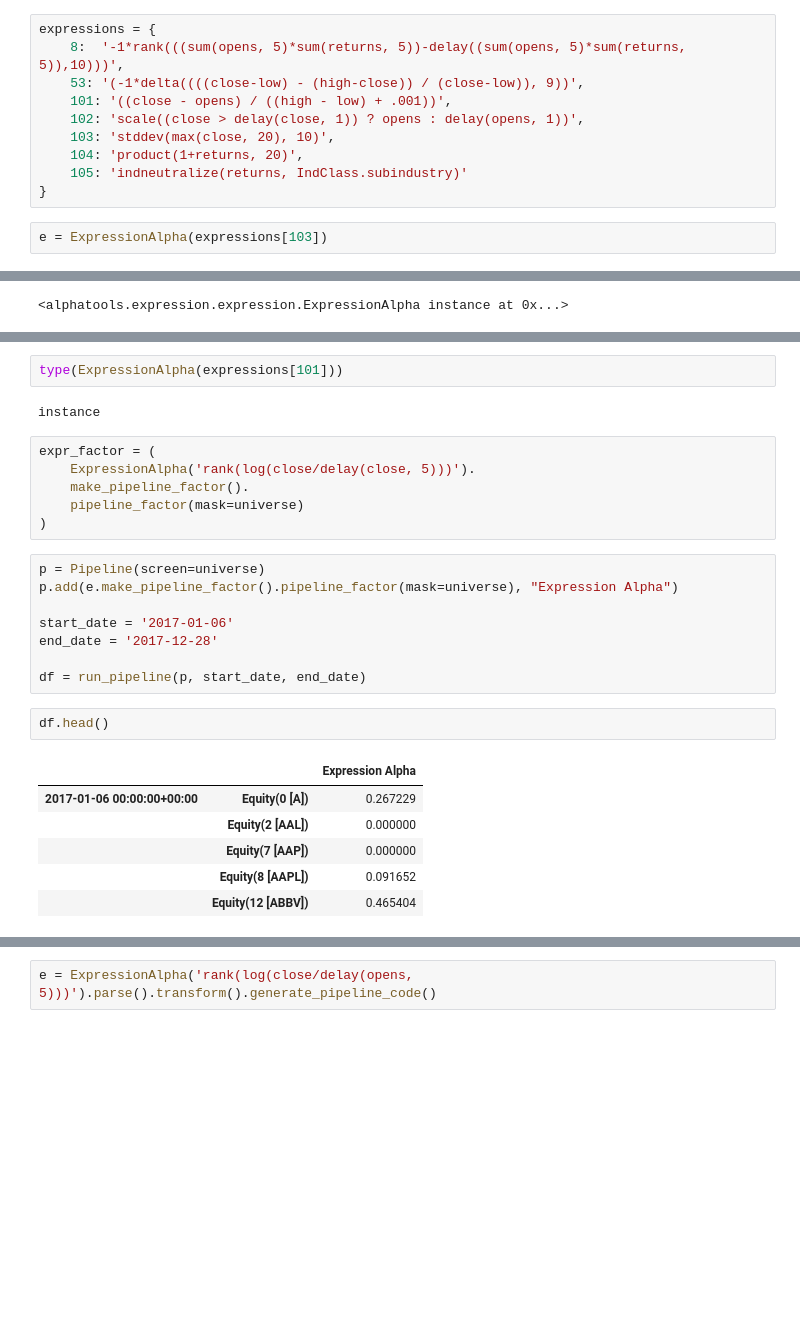
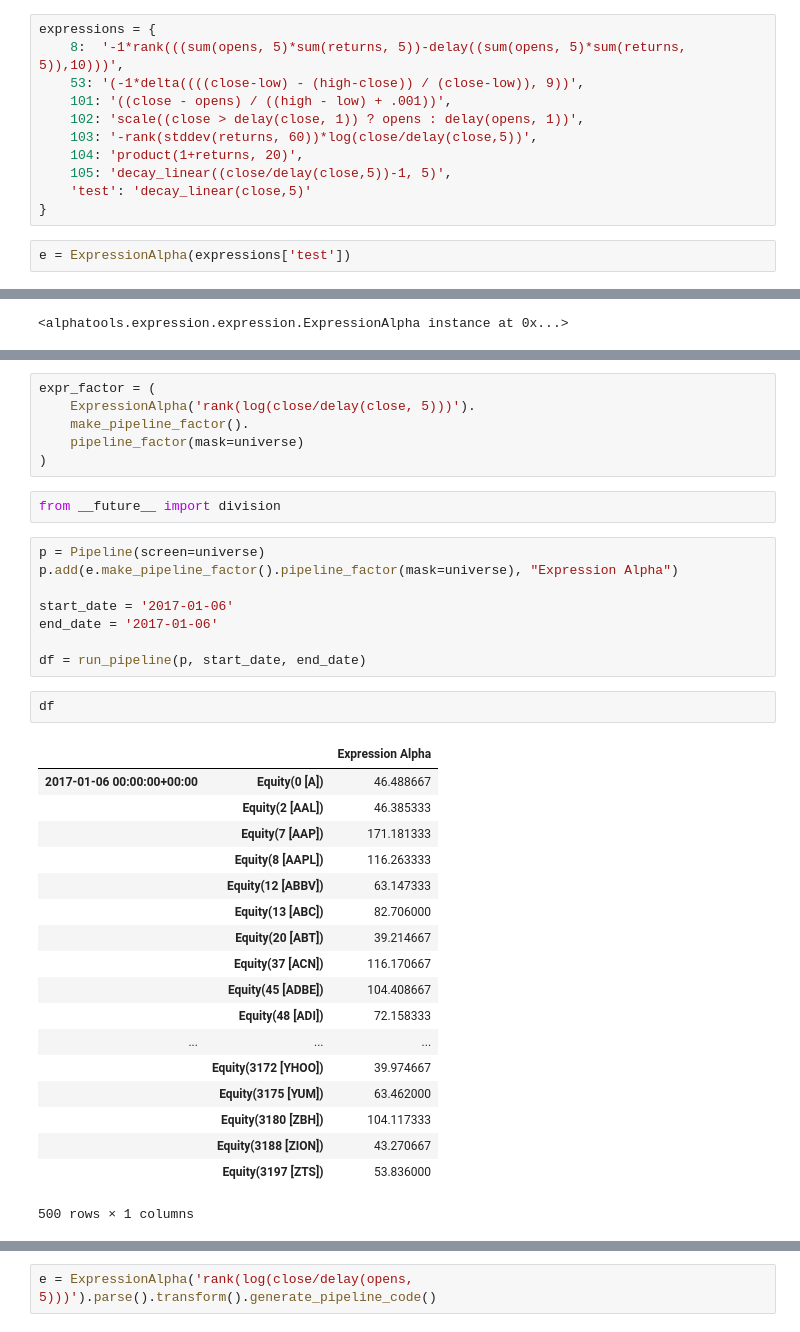
Before and after one commit to marketneutral/alphatools, a Jupyter notebook: notebooks/expression-alphas.ipynb, the cells around one changed output, grey strips where cells are left out. Saved outputs shown, nothing was run; the diff lists cells and outputs as text; blank space fills up the shorter version.

Commit message:
Fix decay_linear

```diff
--- a/notebooks/expression-alphas.ipynb
+++ b/notebooks/expression-alphas.ipynb
@@ -12,12 +12,13 @@ expressions = {
     53: '(-1*delta((((close-low) - (high-close)) / (close-low)), 9))',
     101: '((close - opens) / ((high - low) + .001))',
     102: 'scale((close > delay(close, 1)) ? opens : delay(opens, 1))',
-    103: 'stddev(max(close, 20), 10)',
+    103: '-rank(stddev(returns, 60))*log(close/delay(close,5))',
     104: 'product(1+returns, 20)',
-    105: 'indneutralize(returns, IndClass.subindustry)'
+    105: 'decay_linear((close/delay(close,5))-1, 5)',
+    'test': 'decay_linear(close,5)'
 }
 # %%
-e = ExpressionAlpha(expressions[103])
+e = ExpressionAlpha(expressions['test'])
 # %%
 e.parse()
 print(e.tree.pretty())
@@ -47,30 +47,40 @@ class ExprAlpha_1(CustomFactor):
-# %%
-type(ExpressionAlpha(expressions[101]))
-# %% [output]
-instance
 # %%
 expr_factor = (
     ExpressionAlpha('rank(log(close/delay(close, 5)))').
     make_pipeline_factor().
     pipeline_factor(mask=universe)
 )
+# %%
+from __future__ import division
 # %%
 p = Pipeline(screen=universe)
 p.add(e.make_pipeline_factor().pipeline_factor(mask=universe), "Expression Alpha")
 
 start_date = '2017-01-06'
-end_date = '2017-12-28'
+end_date = '2017-01-06'
 
 df = run_pipeline(p, start_date, end_date)
 # %%
-df.head()
+df
 # %% [output]
 |  |  | Expression Alpha |
-| 2017-01-06 00:00:00+00:00 | Equity(0 [A]) | 0.267229 |
-|  | Equity(2 [AAL]) | 0.000000 |
-|  | Equity(7 [AAP]) | 0.000000 |
-|  | Equity(8 [AAPL]) | 0.091652 |
-|  | Equity(12 [ABBV]) | 0.465404 |
+| 2017-01-06 00:00:00+00:00 | Equity(0 [A]) | 46.488667 |
+|  | Equity(2 [AAL]) | 46.385333 |
+|  | Equity(7 [AAP]) | 171.181333 |
+|  | Equity(8 [AAPL]) | 116.263333 |
+|  | Equity(12 [ABBV]) | 63.147333 |
+|  | Equity(13 [ABC]) | 82.706000 |
+|  | Equity(20 [ABT]) | 39.214667 |
+|  | Equity(37 [ACN]) | 116.170667 |
+|  | Equity(45 [ADBE]) | 104.408667 |
+|  | Equity(48 [ADI]) | 72.158333 |
+| ... | ... | ... |
+|  | Equity(3172 [YHOO]) | 39.974667 |
+|  | Equity(3175 [YUM]) | 63.462000 |
+|  | Equity(3180 [ZBH]) | 104.117333 |
+|  | Equity(3188 [ZION]) | 43.270667 |
+|  | Equity(3197 [ZTS]) | 53.836000 |
+500 rows × 1 columns
 # %%
 make_factor_plot(df, start_date, end_date);
 # %% [output]
```
Also changed, not shown: parts of 9 cells of this notebook, 2 other files.
